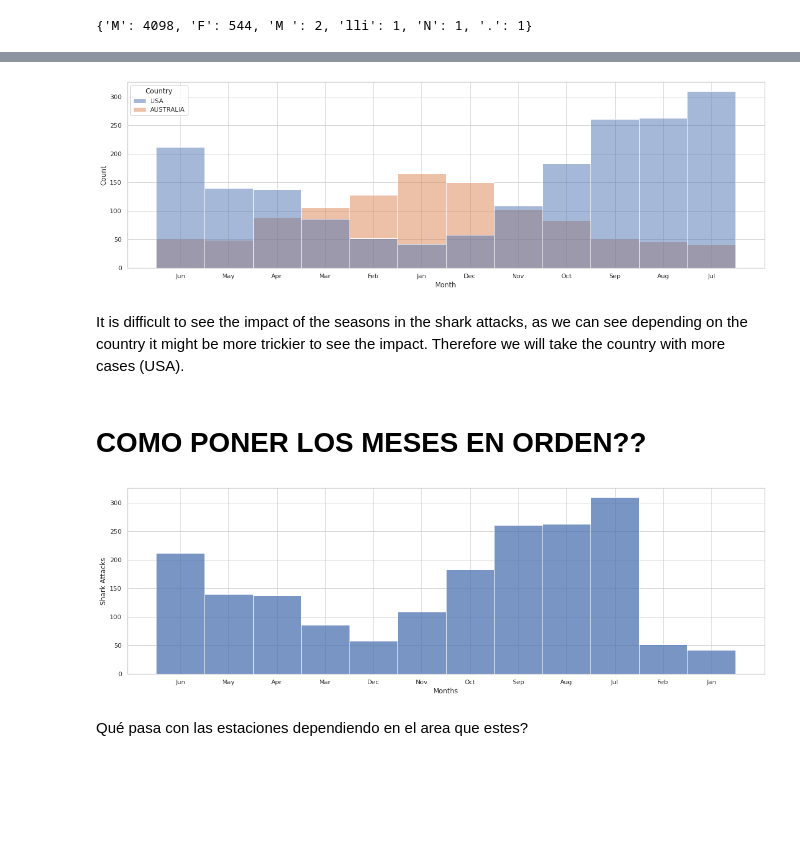
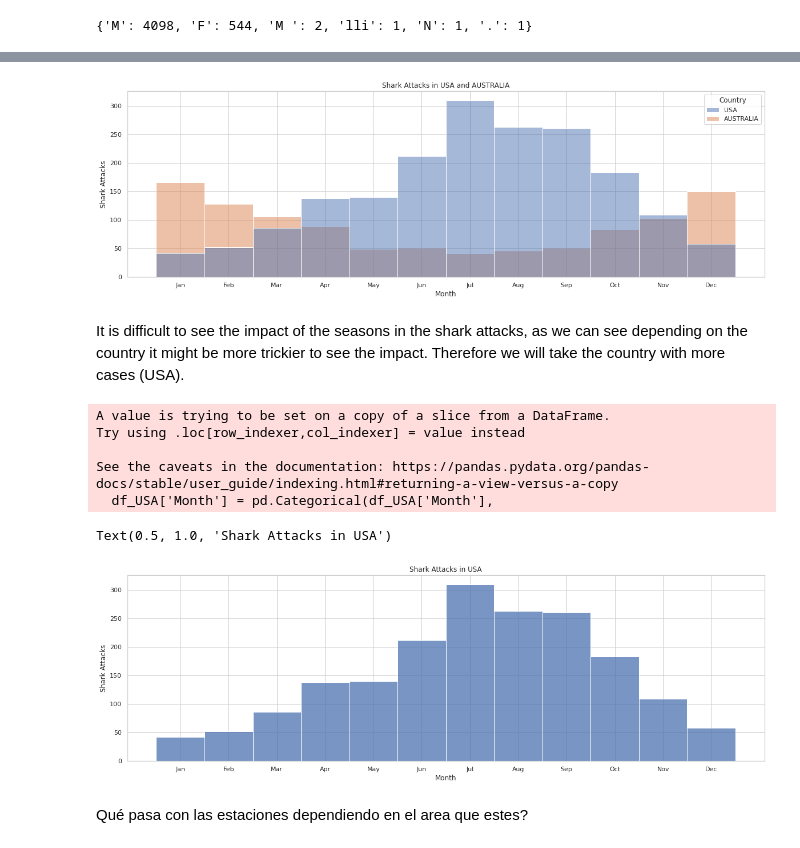
Before and after one commit to evaarquero/data-cleaning-pandas, a Jupyter notebook: clean-hypo2.ipynb, the cells around one changed output, grey strips where cells are left out. Saved outputs shown, nothing was run; the diff lists cells and outputs as text; code cells hidden in the pictures; blank space fills up the shorter version.

```diff
--- a/clean-hypo2.ipynb
+++ b/clean-hypo2.ipynb
@@ -236,6 +236,10 @@ Feb    332
 dtype: int64
 # %%
 df.dropna(subset=["Month"], inplace=True)
+# %%
+df['Month'] = pd.Categorical(df['Month'],
+                                   categories=['Jan', 'Feb', "Mar", "Apr", "May", "Jun", "Jul", "Aug","Sep","Oct","Nov","Dec"],
+                                   ordered=True)
 # %%
 sns.histplot(data=df, x="Month",bins=50);
 # %% [output]
@@ -247,22 +253,31 @@ surf_df.Country.value_counts().nlargest(5).plot.pie(labels=['USA', 'AUSTRALIA',
 df_AU = df[(df["Country"] == "USA")|(df["Country"] == "AUSTRALIA")]
 # %%
 sns.histplot(data=df_AU, x="Month", hue="Country",bins=50);
+plt.title("Shark Attacks in USA and AUSTRALIA")
+plt.ylabel("Shark Attacks");
 # %% [output]
-[figure, old version]
+[figure, new version]
 # %% [markdown]
 It is difficult to see the impact of the seasons in the shark attacks, as we can see depending on the country it might be more trickier to see the impact. Therefore we will take the country with more cases (USA).
 # %%
 df_USA = df_AU[(df["Country"] == "USA")]
 # %%
-months_order = ['Jan', 'Feb', "Mar", "Apr", "May", "Jun", "Jul", "Aug","Sep","Oct","Nov","Dec"]
+# set categorical order
+df_USA['Month'] = pd.Categorical(df_USA['Month'],
+                                 categories=['Jan', 'Feb', "Mar", "Apr", "May", "Jun", "Jul", "Aug","Sep","Oct","Nov","Dec"],
+                                 ordered=True)
+# %% [output]
+A value is trying to be set on a copy of a slice from a DataFrame.
+Try using .loc[row_indexer,col_indexer] = value instead
+
+See the caveats in the documentation: https://pandas.pydata.org/pandas-docs/stable/user_guide/indexing.html#returning-a-view-versus-a-copy
+  df_USA['Month'] = pd.Categorical(df_USA['Month'],
-# %% [markdown]
-# COMO PONER LOS MESES EN ORDEN??
 # %%
-fig6 = sns.histplot(data=df_USA, x="Month");
-plt.xlabel("Months");
+g = sns.histplot(x='Month', data=df_USA)
 plt.ylabel("Shark Attacks");
-plt.show(fig6)
+plt.title("Shark Attacks in USA")
 # %% [output]
+Text(0.5, 1.0, 'Shark Attacks in USA')
-[figure, old version]
+[figure, new version]
 # %% [markdown]
 Qué pasa con las estaciones dependiendo en el area que estes?
```
Also changed, not shown: parts of 14 cells of this notebook, 1 other file.
